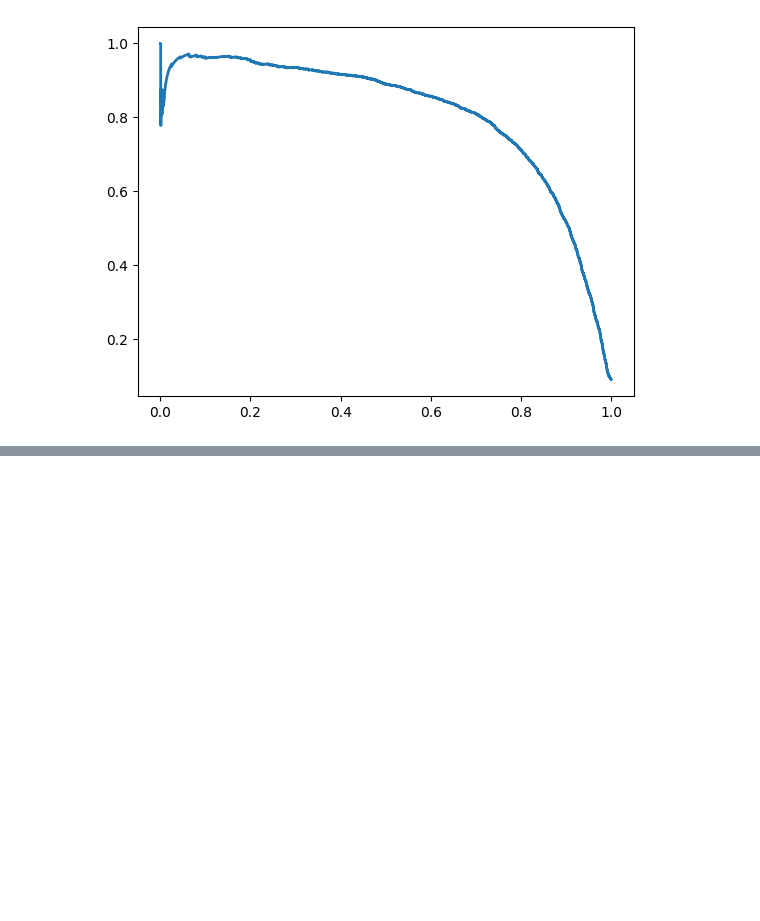
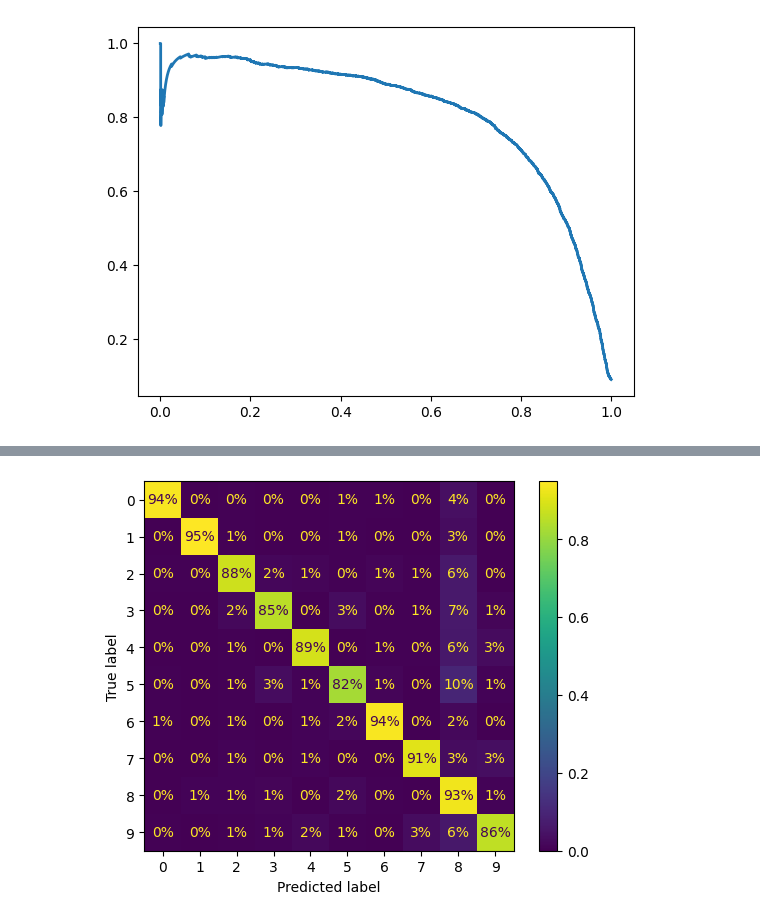
Before and after one commit to manyiu/handson-ml3-chapter-3, a Jupyter notebook: main.ipynb, the cells around one changed output, grey strips where cells are left out. Cells and saved outputs as stored; diff of their text form; code cells hidden in the pictures; blank space fills up the shorter version.

```diff
--- a/main.ipynb
+++ b/main.ipynb
@@ -140,0 +269,5 @@ plt.show()
+# %%
+ConfusionMatrixDisplay.from_predictions(y_train, y_train_pred, normalize="true", values_format=".0%")
+plt.show()
+# %% [output]
+[figure, added]
```
Also changed, not shown: parts of 35 cells of this notebook.
